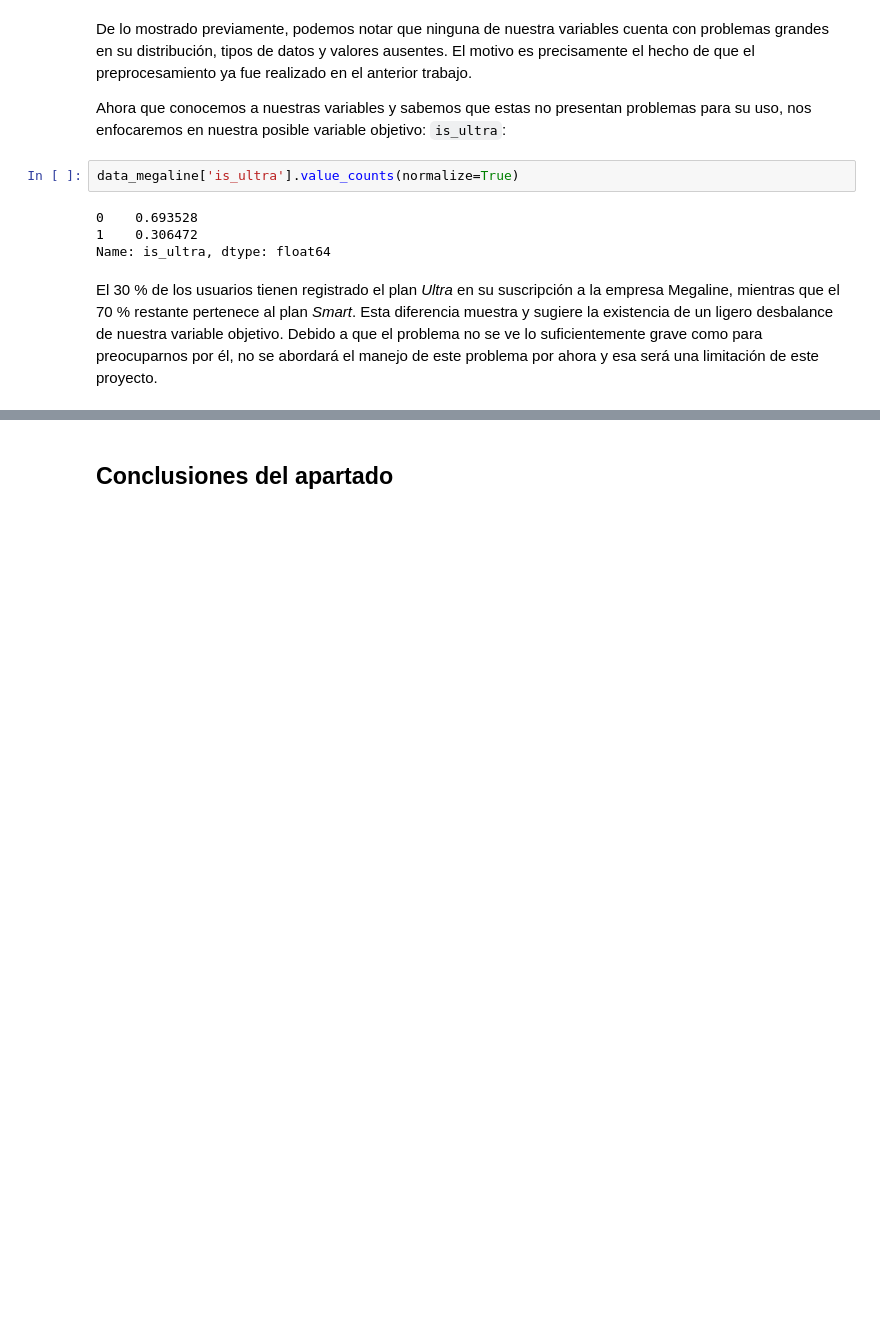
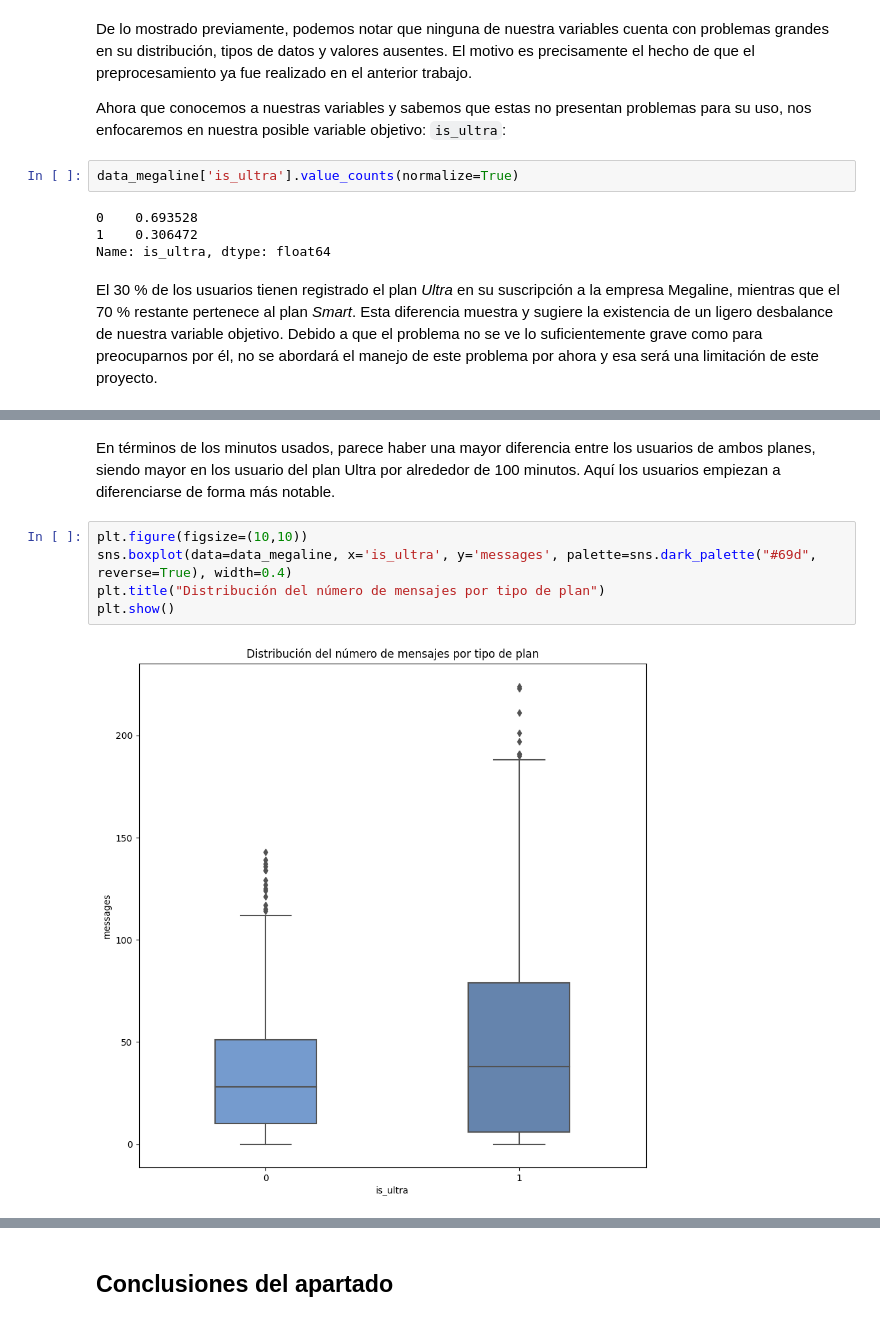
Before and after one commit to ChristianMartinezCaceres/Practicum-portfolio, a Jupyter notebook: 07_phone_plans_ml_model/phone_plans_ml_model_notebook.ipynb, the cells around one changed output, grey strips where cells are left out. Cells and saved outputs as stored; diff of their text form; blank space fills up the shorter version.

```diff
--- a/07_phone_plans_ml_model/phone_plans_ml_model_notebook.ipynb
+++ b/07_phone_plans_ml_model/phone_plans_ml_model_notebook.ipynb
@@ -138,0 +165,9 @@ El 30 % de los usuarios tienen registrado el plan *Ultra* en su suscripción a l
+# %% [markdown]
+En términos de los minutos usados, parece haber una mayor diferencia entre los usuarios de ambos planes, siendo mayor en los usuario del plan Ultra por alrededor de 100 minutos. Aquí los usuarios empiezan a diferenciarse de forma más notable.
+# %%
+plt.figure(figsize=(10,10))
+sns.boxplot(data=data_megaline, x='is_ultra', y='messages', palette=sns.dark_palette("#69d", reverse=True), width=0.4)
+plt.title("Distribución del número de mensajes por tipo de plan")
+plt.show()
+# %% [output]
+[figure, added]
```
Also changed, not shown: parts of 13 cells of this notebook.
